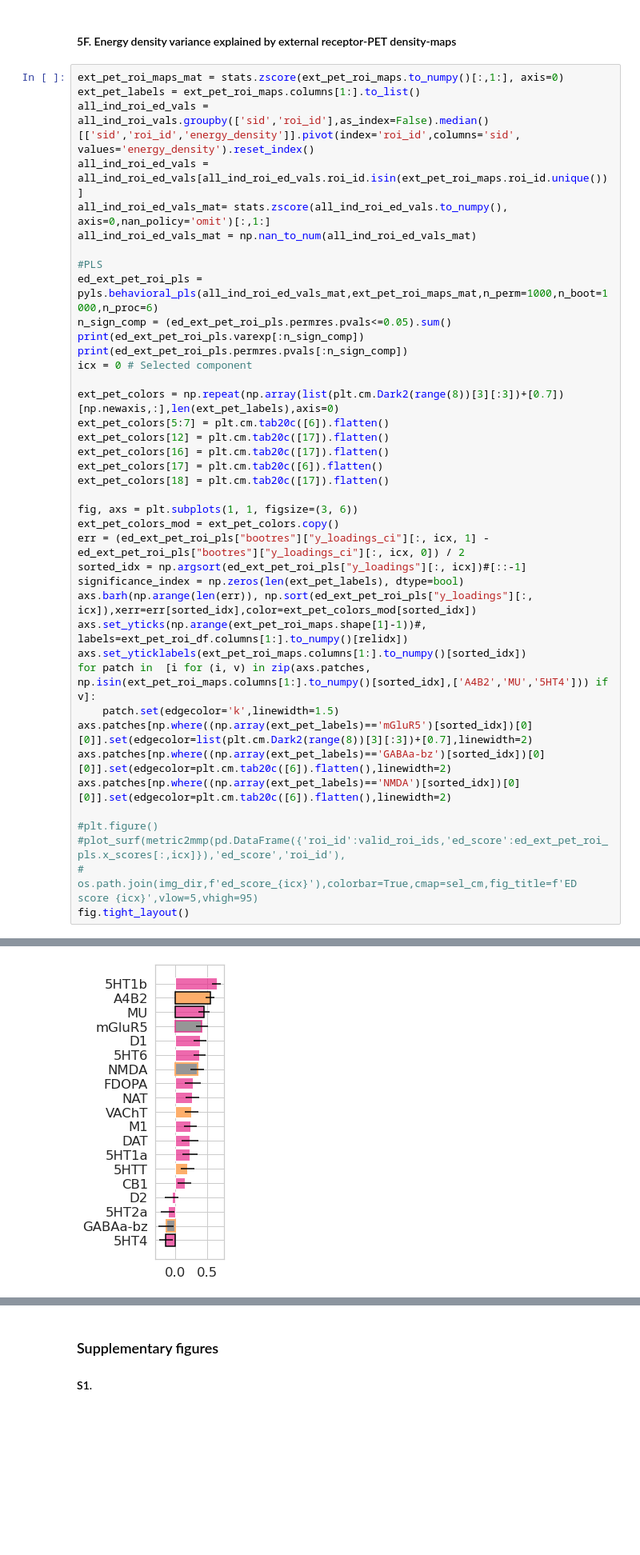
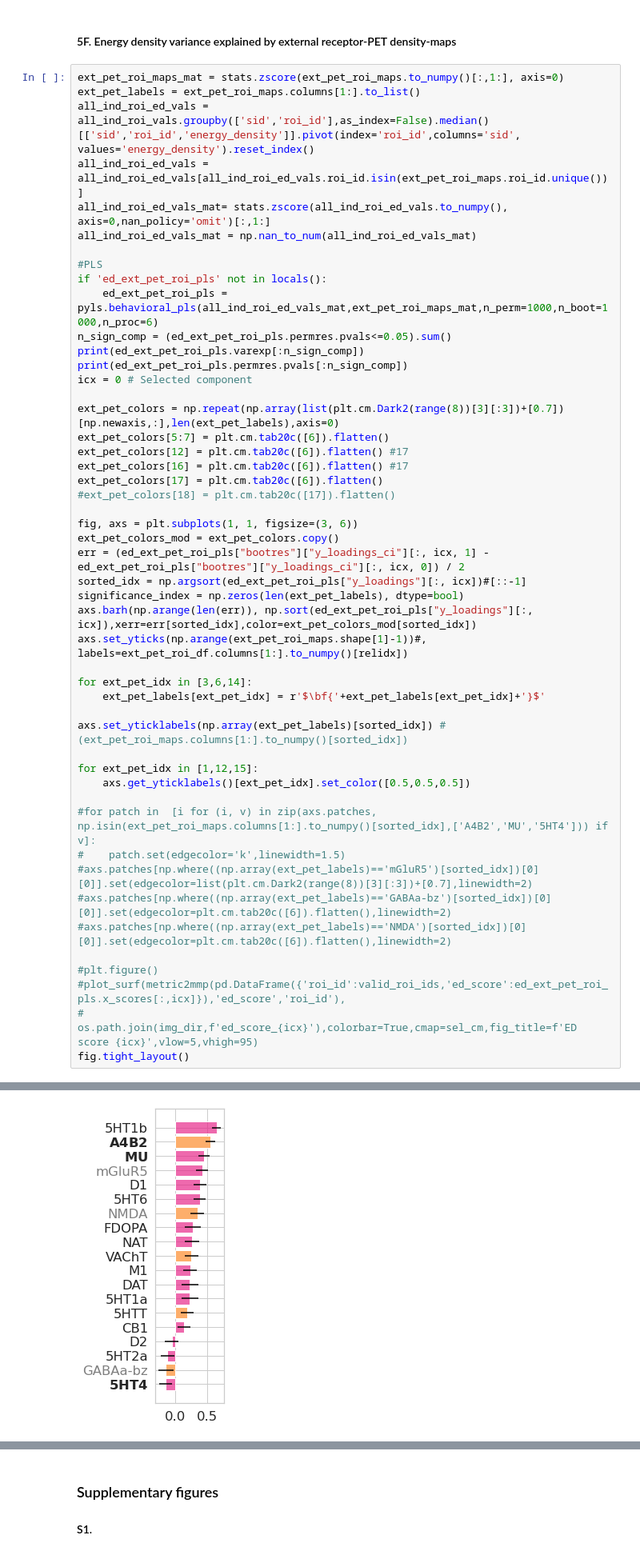
Before and after one commit to NeuroenergeticsLab/energetic_costs, a Jupyter notebook: scripts/Manuscript Figures.ipynb, the cells around one changed output, grey strips where cells are left out. Shown at 80% size. Drawn from its saved outputs; the diff is of its cells as text; blank space fills up the shorter version.

```diff
--- a/scripts/Manuscript Figures.ipynb
+++ b/scripts/Manuscript Figures.ipynb
@@ -941,7 +947,8 @@ all_ind_roi_ed_vals_mat= stats.zscore(all_ind_roi_ed_vals.to_numpy(), axis=0,nan
 all_ind_roi_ed_vals_mat = np.nan_to_num(all_ind_roi_ed_vals_mat)
 
 #PLS
-ed_ext_pet_roi_pls = pyls.behavioral_pls(all_ind_roi_ed_vals_mat,ext_pet_roi_maps_mat,n_perm=1000,n_boot=1000,n_proc=6)
+if 'ed_ext_pet_roi_pls' not in locals():
+    ed_ext_pet_roi_pls = pyls.behavioral_pls(all_ind_roi_ed_vals_mat,ext_pet_roi_maps_mat,n_perm=1000,n_boot=1000,n_proc=6)
 n_sign_comp = (ed_ext_pet_roi_pls.permres.pvals<=0.05).sum()
 print(ed_ext_pet_roi_pls.varexp[:n_sign_comp])
 print(ed_ext_pet_roi_pls.permres.pvals[:n_sign_comp])
@@ -949,10 +956,10 @@ icx = 0 # Selected component
 
 ext_pet_colors = np.repeat(np.array(list(plt.cm.Dark2(range(8))[3][:3])+[0.7])[np.newaxis,:],len(ext_pet_labels),axis=0)
 ext_pet_colors[5:7] = plt.cm.tab20c([6]).flatten()
-ext_pet_colors[12] = plt.cm.tab20c([17]).flatten()
-ext_pet_colors[16] = plt.cm.tab20c([17]).flatten()
+ext_pet_colors[12] = plt.cm.tab20c([6]).flatten() #17
+ext_pet_colors[16] = plt.cm.tab20c([6]).flatten() #17
 ext_pet_colors[17] = plt.cm.tab20c([6]).flatten()
-ext_pet_colors[18] = plt.cm.tab20c([17]).flatten()
+#ext_pet_colors[18] = plt.cm.tab20c([17]).flatten()
 
 fig, axs = plt.subplots(1, 1, figsize=(3, 6))
 ext_pet_colors_mod = ext_pet_colors.copy()
@@ -961,12 +968,20 @@ sorted_idx = np.argsort(ed_ext_pet_roi_pls["y_loadings"][:, icx])#[::-1]
 significance_index = np.zeros(len(ext_pet_labels), dtype=bool)
 axs.barh(np.arange(len(err)), np.sort(ed_ext_pet_roi_pls["y_loadings"][:, icx]),xerr=err[sorted_idx],color=ext_pet_colors_mod[sorted_idx])
 axs.set_yticks(np.arange(ext_pet_roi_maps.shape[1]-1))#, labels=ext_pet_roi_df.columns[1:].to_numpy()[relidx])
-axs.set_yticklabels(ext_pet_roi_maps.columns[1:].to_numpy()[sorted_idx])
-for patch in  [i for (i, v) in zip(axs.patches, np.isin(ext_pet_roi_maps.columns[1:].to_numpy()[sorted_idx],['A4B2','MU','5HT4'])) if v]:
-    patch.set(edgecolor='k',linewidth=1.5)
-axs.patches[np.where((np.array(ext_pet_labels)=='mGluR5')[sorted_idx])[0][0]].set(edgecolor=list(plt.cm.Dark2(range(8))[3][:3])+[0.7],linewidth=2)
-axs.patches[np.where((np.array(ext_pet_labels)=='GABAa-bz')[sorted_idx])[0][0]].set(edgecolor=plt.cm.tab20c([6]).flatten(),linewidth=2)
-axs.patches[np.where((np.array(ext_pet_labels)=='NMDA')[sorted_idx])[0][0]].set(edgecolor=plt.cm.tab20c([6]).flatten(),linewidth=2)
+
+for ext_pet_idx in [3,6,14]:
+    ext_pet_labels[ext_pet_idx] = r'$\bf{'+ext_pet_labels[ext_pet_idx]+'}$'
+
+axs.set_yticklabels(np.array(ext_pet_labels)[sorted_idx]) #(ext_pet_roi_maps.columns[1:].to_numpy()[sorted_idx])
+
+for ext_pet_idx in [1,12,15]:
+    axs.get_yticklabels()[ext_pet_idx].set_color([0.5,0.5,0.5])
+
+#for patch in  [i for (i, v) in zip(axs.patches, np.isin(ext_pet_roi_maps.columns[1:].to_numpy()[sorted_idx],['A4B2','MU','5HT4'])) if v]:
+#    patch.set(edgecolor='k',linewidth=1.5)
+#axs.patches[np.where((np.array(ext_pet_labels)=='mGluR5')[sorted_idx])[0][0]].set(edgecolor=list(plt.cm.Dark2(range(8))[3][:3])+[0.7],linewidth=2)
+#axs.patches[np.where((np.array(ext_pet_labels)=='GABAa-bz')[sorted_idx])[0][0]].set(edgecolor=plt.cm.tab20c([6]).flatten(),linewidth=2)
+#axs.patches[np.where((np.array(ext_pet_labels)=='NMDA')[sorted_idx])[0][0]].set(edgecolor=plt.cm.tab20c([6]).flatten(),linewidth=2)
 
 #plt.figure()
 #plot_surf(metric2mmp(pd.DataFrame({'roi_id':valid_roi_ids,'ed_score':ed_ext_pet_roi_pls.x_scores[:,icx]}),'ed_score','roi_id'),
@@ -978 +993 @@ fig.tight_layout()
-[figure, old version]
+[figure, new version]
```
Also changed, not shown: parts of 9 cells of this notebook, 4 other files.
